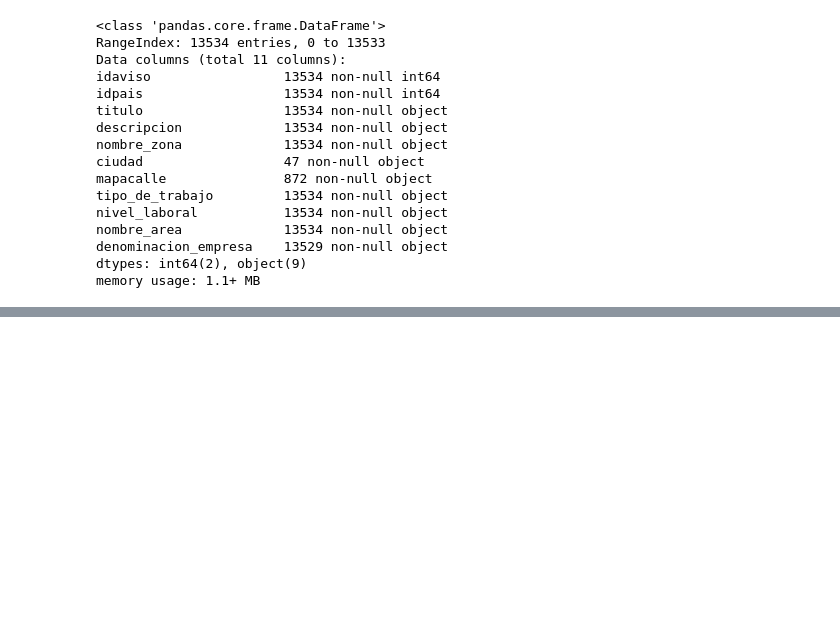
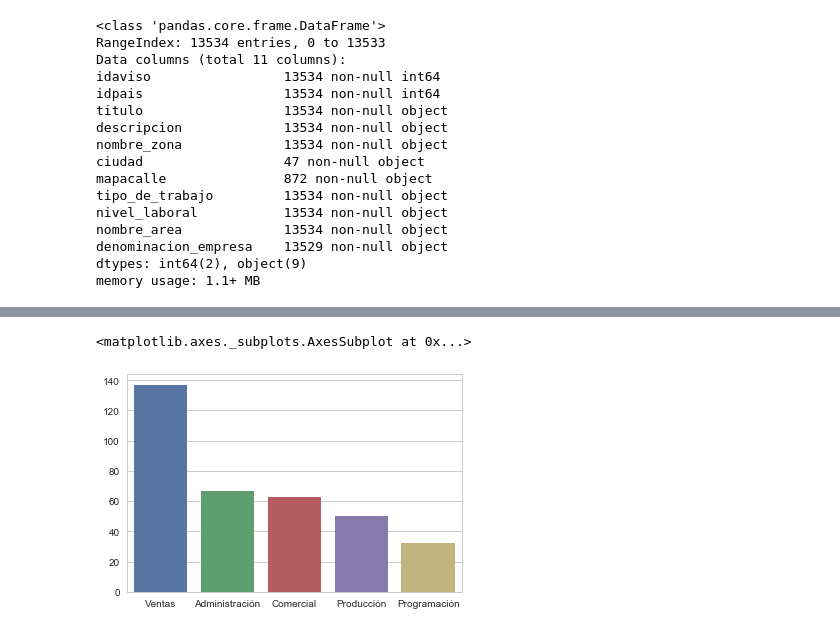
Before and after one commit to FrancoLiberali/tp1-orga-datos-1c2018, a Jupyter notebook: AnalisisExplorario.ipynb, the cells around one changed output, grey strips where cells are left out. Cells and saved outputs as stored; diff of their text form; code cells hidden in the pictures; blank space fills up the shorter version.

```diff
--- a/AnalisisExplorario.ipynb
+++ b/AnalisisExplorario.ipynb
@@ -490,0 +514,5 @@ avisos_detalle['nombre_area'] = avisos_detalle['nombre_area'].astype('category')
+# %%
+sns.barplot(y=caba.values, x=caba.index, orient='v')
+# %% [output]
+<matplotlib.axes._subplots.AxesSubplot at 0x...>
+[figure, added]
```
Also changed, not shown: parts of 12 cells of this notebook, 1 other file.
